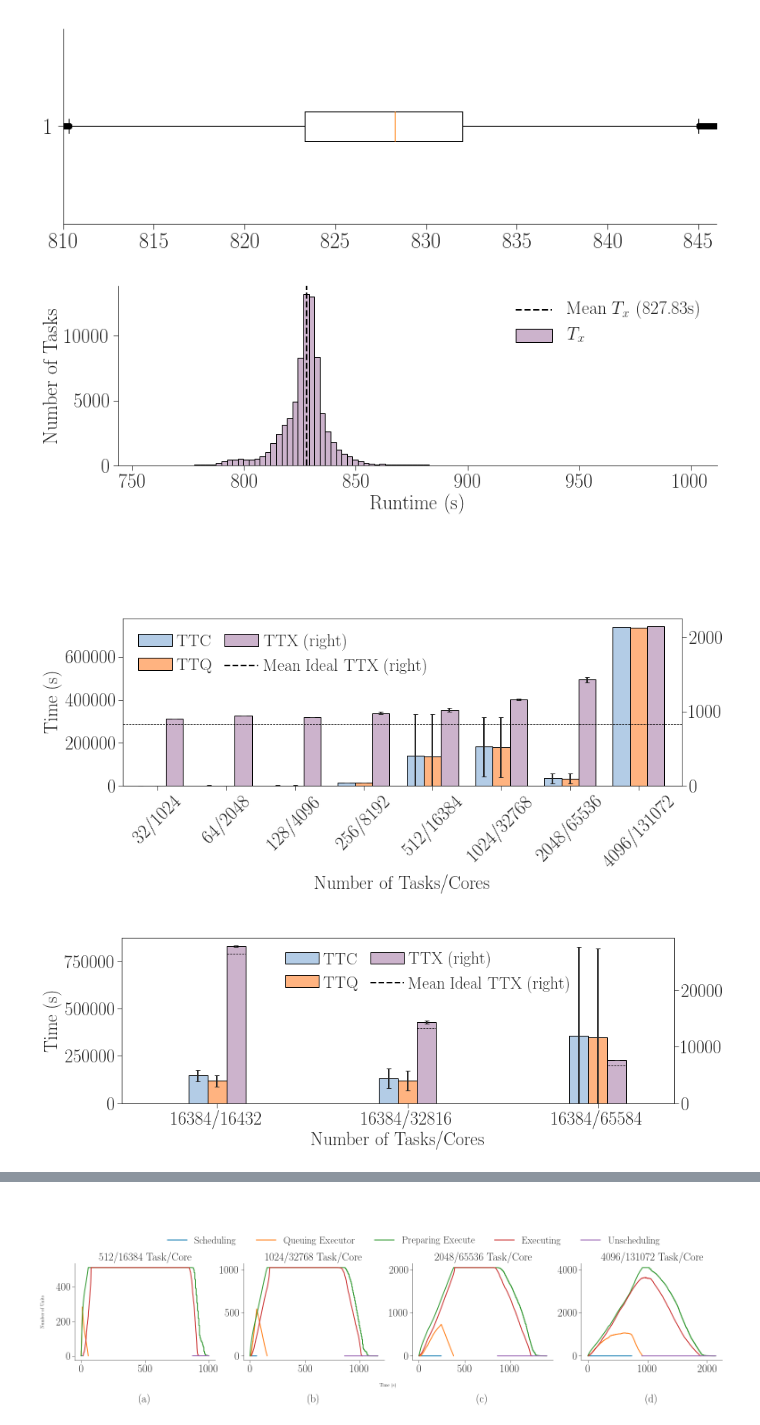
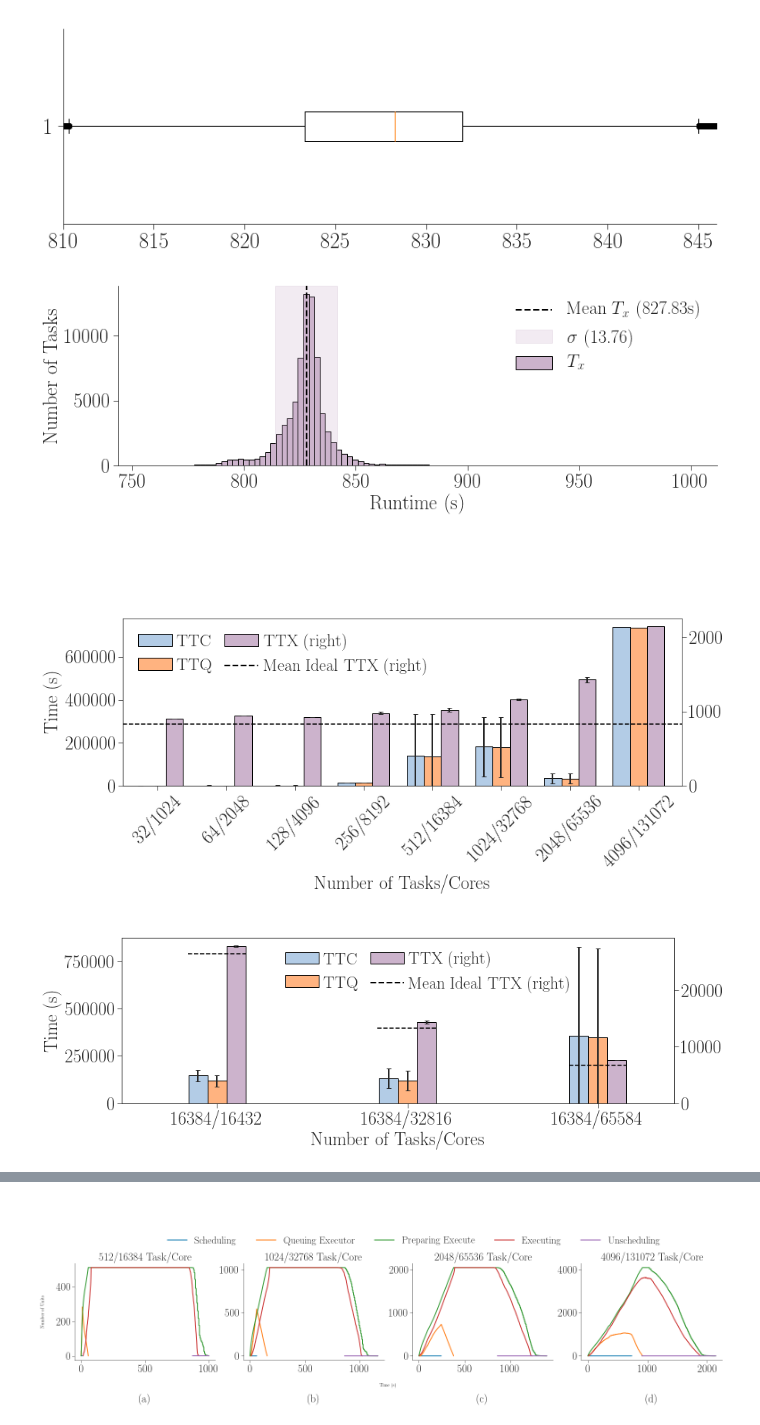
Before and after one commit to radical-experiments/rp.paper, a Jupyter notebook: analysis/rp_paper_plots.ipynb, the cells around one changed output, grey strips where cells are left out. Saved outputs shown, nothing was run; the diff lists cells and outputs as text; code cells hidden in the pictures.

Commit message:
Iteration TTC and distribution plots

```diff
--- a/analysis/rp_paper_plots.ipynb
+++ b/analysis/rp_paper_plots.ipynb
@@ -172,7 +172,7 @@ WARNING: profile "../rawdata/weak_scaling_synapse_titan/optimized/ws_syn_titan_1
 # %%
 fig, ax = fig_setup(figsize=(13,4))
 
-mean = float(sum(data['exec-app']))/len(data['exec-app'])
+mean = np.mean(data['exec-app'])
 
 # ax.hist(data['exec-app'], alpha=0.5, bins=100)#, histtype='step')
 ax.boxplot(data['exec-app'], vert=False)
@@ -191,21 +191,23 @@ ax.set_xlim(810,846)
 # %%
 fig, ax = fig_setup(figsize=(13,4))
 
-mean = float(sum(data['exec-app']))/len(data['exec-app'])
+data_mean = np.mean(data['exec-app'])
+data_sigma = np.sqrt(np.var(data['exec-app']))
 
 ax.hist(data['exec-app'], bins=100, color=tableau20[9])#, histtype='step')
 ax.axvline(x=mean, color='black', linestyle='dashed')
+ax.axvspan(data_mean-data_sigma, data_mean+data_sigma, alpha=0.25, color=tableau20[9])
 
 ax.set_xlabel('Runtime (s)')
 ax.set_ylabel('Number of Tasks')
-ax.legend(['Mean $T_x$ (%ss)' %  round(mean, 2), '$T_x$'])
-
-# ax.set_xlim(810,846)
+ax.legend(['Mean $T_x$ (%ss)' %  round(data_mean, 2),
+           '$\sigma$ (%s)'    % round(data_sigma, 2),
+           '$T_x$'])
 
 plt.savefig('figures/paper_titan_rp_synapse_tx_distribution.pdf', dpi=300, bbox_inches='tight')
 plt.savefig('figures/screen_titan_rp_synapse_tx_distribution.png')
 # %% [output]
-[figure, old version]
+[figure, new version]
 # %%
 fig, ax = fig_setup(figsize=(13,4))
 
@@ -228,7 +230,7 @@ ax1 = sws['TTX'].reset_index().plot.bar(
     # label='TTX')
     legend=False)
 
-ax1.axhline(y=828.1, lw=0.75, color='black', ls='dashed')
+ax1.axhline(y=np.mean(data['exec-app']), lw=1.5, color='black', ls='dashed')
 
 ax.set_xlabel('Number of Tasks/Cores')
 ax.set_ylabel('Time (s)')
@@ -249,7 +251,7 @@ fig.legend((mpl.patches.Patch(facecolor=tableau20[1]),
 plt.savefig('figures/paper_titan_rp_synapse_weak_scaling.pdf', dpi=300, bbox_inches='tight')
 plt.savefig('figures/screen_titan_rp_synapse_weak_scaling.png')
 # %% [output]
-[figure, old version]
+[figure, new version]
 # %%
 fig = plt.figure(figsize=(13,4))
 ax = fig.add_subplot(111)
@@ -271,11 +273,16 @@ ax1 = ssc['TTX'].reset_index().plot.bar(
     legend=False,
     secondary_y=True)
 
-# l = mpl.lines.Line2D([-1,0.03,1.08,2.15,3], [57600, 28800, 14400, 7200, 3600], color='k', linestyle='-', linewidth=2)
-# ax1.add_line(l)
-ax1.axhline(y=26447.544639376218, xmin=0.19, xmax=0.224, lw=0.75, color='black', ls='dashed')
-ax1.axhline(y=13223.772319688109, xmin=0.534, xmax=0.569, lw=0.75, color='black', ls='dashed')
-ax1.axhline(y=6611.886159844054, xmin=0.88, xmax=0.914, lw=0.75, color='black', ls='dashed')
+# Add ideal Tx to each group of bars.
+ax1.axhline(y=np.mean(data['exec-app'])*(
+                ssc_sessions.nunit.unique()[0]*32/
+                float(np.sort(ssc_sessions.ncore.unique())[0]-16)), xmin=0.12,  xmax=0.224, lw=1.5, color='black', ls='dashed')
+ax1.axhline(y=np.mean(data['exec-app'])*(
+                ssc_sessions.nunit.unique()[0]*32/
+                float(np.sort(ssc_sessions.ncore.unique())[1]-16)), xmin=0.463, xmax=0.569, lw=1.5, color='black', ls='dashed')
+ax1.axhline(y=np.mean(data['exec-app'])*(
+                ssc_sessions.nunit.unique()[0]*32/
+                float(np.sort(ssc_sessions.ncore.unique())[2]-16)), xmin=0.81,  xmax=0.914, lw=1.5, color='black', ls='dashed')
 
 ax.set_xlabel('Number of Tasks/Cores')
 ax.set_ylabel('Time (s)')
@@ -283,11 +290,6 @@ ax.set_ylim(0)
 ax.set_xlim(-0.5)
 
 # Add common legend with f* proxy artists (https://matplotlib.org/users/legend_guide.html)
-# fig.legend((mpl.patches.Patch(facecolor=tableau20[1]), mpl.patches.Patch(facecolor=tableau20[3]), mpl.patches.Patch(facecolor=tableau20[9])),
-#            ('TTC', 'TTQ', 'TTX (right)'),
-#            'upper center',
-#            bbox_to_anchor=(0.44, 1))
-
 fig.legend((mpl.patches.Patch(facecolor=tableau20[1]),
             mpl.patches.Patch(facecolor=tableau20[3]),
             mpl.patches.Patch(facecolor=tableau20[9]),
@@ -302,4 +304,4 @@ fig.legend((mpl.patches.Patch(facecolor=tableau20[1]),
 plt.savefig('figures/paper_titan_rp_synapse_strong_scaling.pdf', dpi=300, bbox_inches='tight')
 plt.savefig('figures/screen_titan_rp_synapse_strong_scaling.png')
 # %% [output]
-[figure, old version]
+[figure, new version]
```
Also changed, not shown: parts of 1 cell of this notebook, 10 other files.
